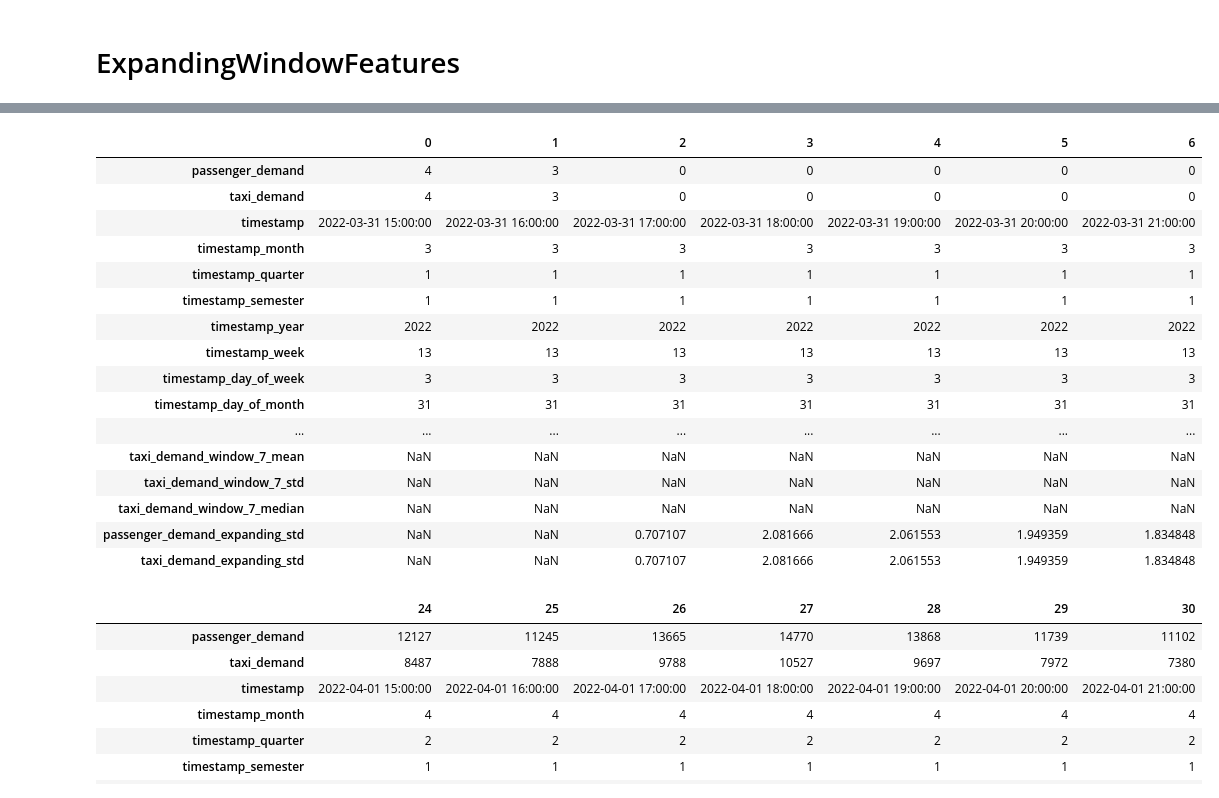
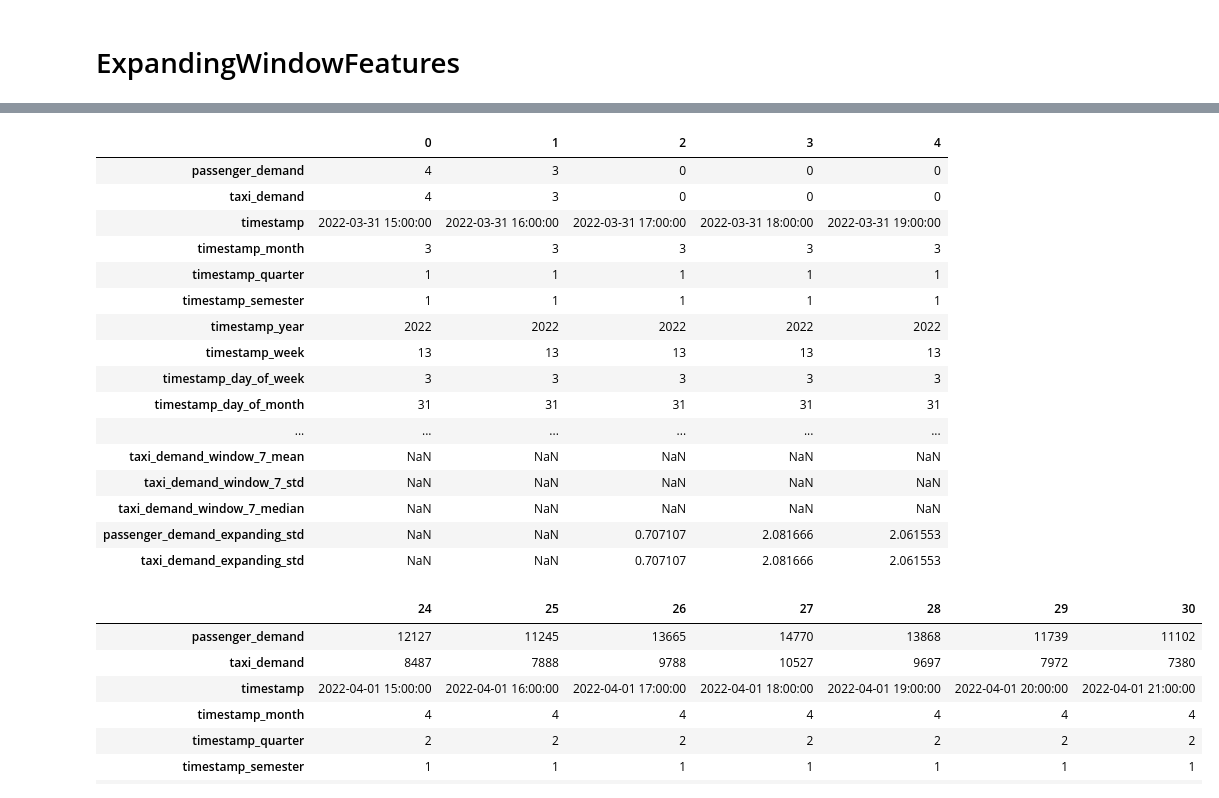
Before and after one commit to skhapijulhossen/uber-taxi-demand, a Jupyter notebook: notebooks/b_PreProcess/e_featureEngineering-rasel.ipynb, the cells around one changed output, grey strips where cells are left out. Cells and saved outputs as stored; diff of their text form; code cells hidden in the pictures.

```diff
--- a/notebooks/b_PreProcess/e_featureEngineering-rasel.ipynb
+++ b/notebooks/b_PreProcess/e_featureEngineering-rasel.ipynb
@@ -297,25 +297,25 @@ expwindow.transform(df[['timestamp', 'passenger_demand', 'taxi_demand']]).head()
 # %%
 add_exp_window_features(df)
 # %%
-df.head(7).T
+df.head().T
 # %% [output]
-|  | 0 | 1 | 2 | 3 | 4 | 5 | 6 |
-| passenger_demand | 4 | 3 | 0 | 0 | 0 | 0 | 0 |
-| taxi_demand | 4 | 3 | 0 | 0 | 0 | 0 | 0 |
-| timestamp | 2022-03-31 15:00:00 | 2022-03-31 16:00:00 | 2022-03-31 17:00:00 | 2022-03-31 18:00:00 | 2022-03-31 19:00:00 | 2022-03-31 20:00:00 | 2022-03-31 21:00:00 |
-| timestamp_month | 3 | 3 | 3 | 3 | 3 | 3 | 3 |
-| timestamp_quarter | 1 | 1 | 1 | 1 | 1 | 1 | 1 |
-| timestamp_semester | 1 | 1 | 1 | 1 | 1 | 1 | 1 |
-| timestamp_year | 2022 | 2022 | 2022 | 2022 | 2022 | 2022 | 2022 |
-| timestamp_week | 13 | 13 | 13 | 13 | 13 | 13 | 13 |
-| timestamp_day_of_week | 3 | 3 | 3 | 3 | 3 | 3 | 3 |
-| timestamp_day_of_month | 31 | 31 | 31 | 31 | 31 | 31 | 31 |
-| ... | ... | ... | ... | ... | ... | ... | ... |
-| taxi_demand_window_7_mean | NaN | NaN | NaN | NaN | NaN | NaN | NaN |
-| taxi_demand_window_7_std | NaN | NaN | NaN | NaN | NaN | NaN | NaN |
-| taxi_demand_window_7_median | NaN | NaN | NaN | NaN | NaN | NaN | NaN |
-| passenger_demand_expanding_std | NaN | NaN | 0.707107 | 2.081666 | 2.061553 | 1.949359 | 1.834848 |
-| taxi_demand_expanding_std | NaN | NaN | 0.707107 | 2.081666 | 2.061553 | 1.949359 | 1.834848 |
+|  | 0 | 1 | 2 | 3 | 4 |
+| passenger_demand | 4 | 3 | 0 | 0 | 0 |
+| taxi_demand | 4 | 3 | 0 | 0 | 0 |
+| timestamp | 2022-03-31 15:00:00 | 2022-03-31 16:00:00 | 2022-03-31 17:00:00 | 2022-03-31 18:00:00 | 2022-03-31 19:00:00 |
+| timestamp_month | 3 | 3 | 3 | 3 | 3 |
+| timestamp_quarter | 1 | 1 | 1 | 1 | 1 |
+| timestamp_semester | 1 | 1 | 1 | 1 | 1 |
+| timestamp_year | 2022 | 2022 | 2022 | 2022 | 2022 |
+| timestamp_week | 13 | 13 | 13 | 13 | 13 |
+| timestamp_day_of_week | 3 | 3 | 3 | 3 | 3 |
+| timestamp_day_of_month | 31 | 31 | 31 | 31 | 31 |
+| ... | ... | ... | ... | ... | ... |
+| taxi_demand_window_7_mean | NaN | NaN | NaN | NaN | NaN |
+| taxi_demand_window_7_std | NaN | NaN | NaN | NaN | NaN |
+| taxi_demand_window_7_median | NaN | NaN | NaN | NaN | NaN |
+| passenger_demand_expanding_std | NaN | NaN | 0.707107 | 2.081666 | 2.061553 |
+| taxi_demand_expanding_std | NaN | NaN | 0.707107 | 2.081666 | 2.061553 |
 # %%
 df.dropna(inplace=True)
 # %%
```
Also changed, not shown: parts of 4 cells of this notebook, 5 other files.
